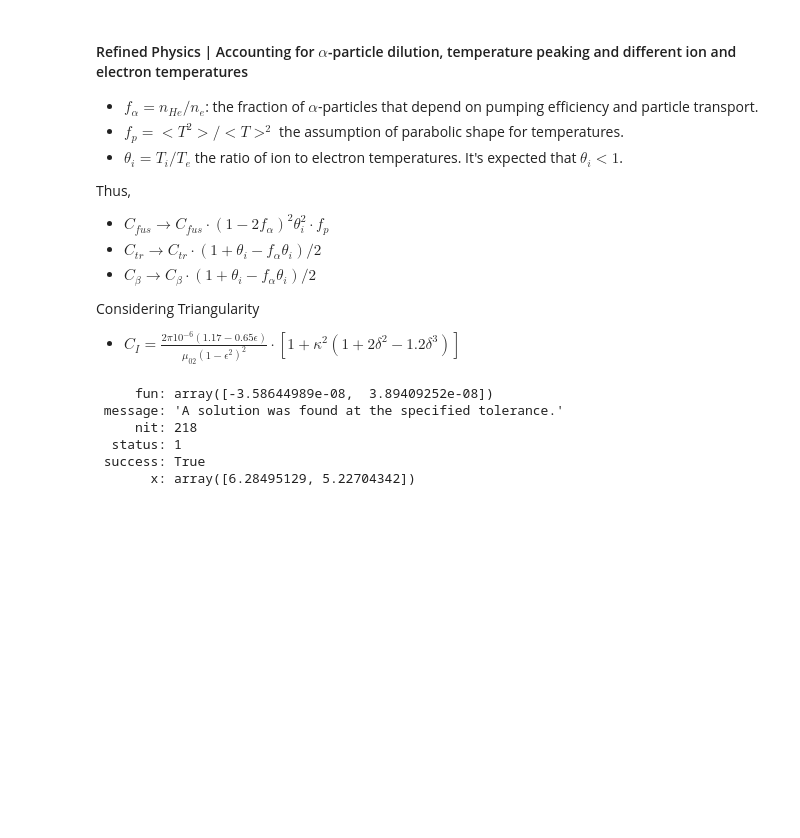
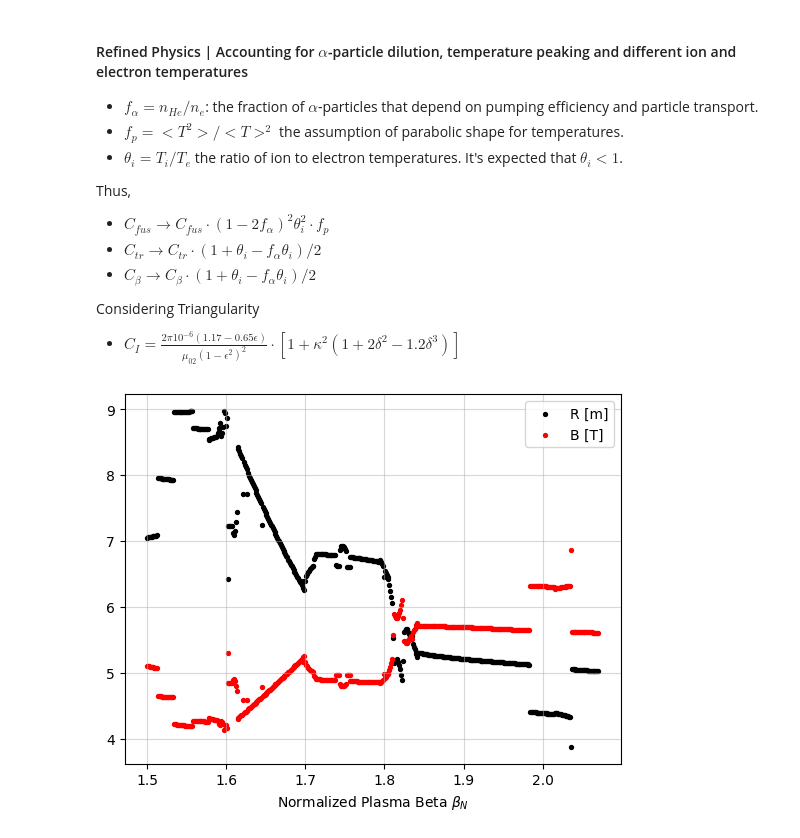
Before and after one commit to Chinnasf/Physics, a Jupyter notebook: TOKAMAKS/CEA/Scaling Law -- Reduced Parameters.ipynb, the cells around one changed output. Cells and saved outputs as stored; diff of their text form; code cells hidden in the pictures; blank space fills up the shorter version.

```diff
--- a/TOKAMAKS/CEA/Scaling Law -- Reduced Parameters.ipynb
+++ b/TOKAMAKS/CEA/Scaling Law -- Reduced Parameters.ipynb
@@ -109,8 +109,6 @@ M_eff = 2.554 # Effective mass
 θi = 1/1.15
 fα = 0.035
 fp = 1.35
-
-βN = 1.7      # normalized beta -- MHD limit -- to be varied
 # %%
 F = np.sqrt( (1+κ**2)/2 ) # Factor due to the shape of plasma
 
@@ -164,7 +162,7 @@ Considering Triangularity
 
 * $C_I = \frac{2\pi10^{-6}\left( 1.17 - 0.65\epsilon \right)}{\mu_02\left(1-\epsilon^2\right)^2}\cdot\left[ 1 + \kappa^2(1+2\delta^2 - 1.2\delta^3) \right]$
 # %%
-def design_eq(P_fus, Q, scaling_law_params):
+def design_eq(P_fus, Q, βN, scaling_law_params):
     α0, αI, αB, αn, αP, αR, ακ, αε, αM = scaling_law_params
     Cβ, CI, Cn, C_fus, C_tr  = get_phys_constants(F, E_fus_prtcls, react_σ)
 
@@ -180,38 +178,43 @@ def design_eq(P_fus, Q, scaling_law_params):
 
     return γR, γB, RB_gammas
 # %%
-def fusion_power_eq(P_fus):
+def fusion_power_eq(P_fus, βN):
     Cβ, CI, Cn, C_fus, C_tr  = get_phys_constants(F, E_fus_prtcls, react_σ)
     RB_fusion_power = ( (P_fus * (Cβ*q)**2 ) / ( C_fus*(CI**2)*κ*(ε**4)*(βN**2) ) )
     return RB_fusion_power
 # %%
-initial_roots = [3,3]
-
-def func_solver(x):
-    γR, γB, RB_gammas = design_eq(P_fus, Q, scaling_law_params)
-    RB_fusion_power = fusion_power_eq(P_fus)
-    return (
-        RB_gammas - (x[0]**-γR)*(x[1]**-γB),
-        RB_fusion_power - (x[0]**3)*(x[1]**4)
-    )
-
-warnings.filterwarnings("ignore")
-roots = optimize.root(func_solver, initial_roots,
-                      method='anderson',
+def solve_RB(βN, initial_roots = [3,3]):
+    def func_solver(x):
+        γR, γB, RB_gammas = design_eq(P_fus, Q, βN, scaling_law_params)
+        RB_fusion_power = fusion_power_eq(P_fus, βN)
+        return (
+            RB_gammas - (x[0]**-γR)*(x[1]**-γB),
+            RB_fusion_power - (x[0]**3)*(x[1]**4)
+        )
+    warnings.filterwarnings("ignore")
+    roots = optimize.root(func_solver, initial_roots,
+                      method='lm',
                       options={
-                          "maxiter":int(1e4),
-                          "ftol":1e-6,
-                          "fatol":2e-7
-})
-warnings.filterwarnings("always")
-if roots["success"] == False:
-    warnings.warn("WARNING: solver requires tuning")
-R,B = roots["x"]
-roots
+                          "maxiter":int(1e6),
+                          "ftol":1e-5,
+                      })
+    warnings.filterwarnings("always")
+    if roots["success"] == False:
+        warnings.warn(f"WARNING: solver requires tuning, for βN = {βN}")
+    return roots.x
-# %% [output]
-     fun: array([-3.58644989e-08,  3.89409252e-08])
- message: 'A solution was found at the specified tolerance.'
-     nit: 218
-  status: 1
- success: True
-       x: array([6.28495129, 5.22704342])
+# %%
+βN = np.linspace(1.5, 2.07, 500)
+cost_of_machine = lambda r,b: (b**2)*(r**3)
+
+roots = [0]*len(βN)
+for i, beta in enumerate(βN):
+    roots[i] = solve_RB(beta)
+# %%
+roots = pd.DataFrame(roots, columns=["R","B"])
+plt.scatter(βN, roots.R, label = "R [m]" , s=8, c="k")
+plt.scatter(βN, roots.B, label = "B [T]", s=8, c="r")
+plt.xlabel("Normalized Plasma Beta $\\beta_N$")
+plt.grid(alpha=0.5)
+plt.legend();
+# %% [output]
+[figure, added]
```
Also changed, not shown: parts of 2 cells of this notebook.
